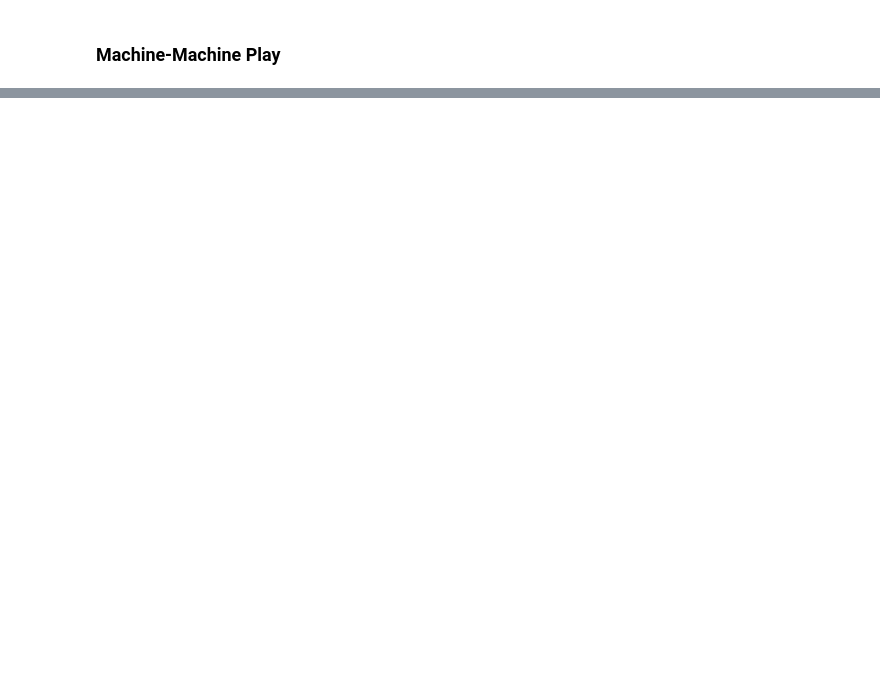
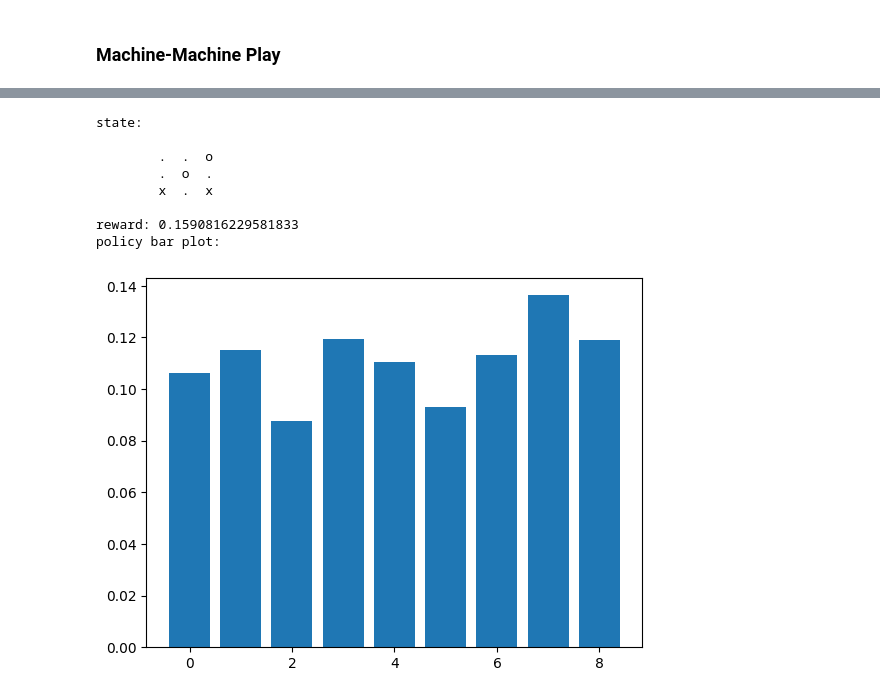
Before and after one commit to eissana/alphazero, a Jupyter notebook: tictactoe.ipynb, the cells around one changed output, grey strips where cells are left out. Saved outputs shown, nothing was run; the diff lists cells and outputs as text; code cells hidden in the pictures; blank space fills up the shorter version.

Commit message:
add CNN model for MCTS algorithm. Trained CNN and tested it

```diff
--- a/tictactoe.ipynb
+++ b/tictactoe.ipynb
@@ -549,0 +716,19 @@ available actions: [0 2 3 5]
+# %%
+def encode_state(state):
+    # m, n = state.shape
+    # the output shape is 3 x m x n
+    return np.stack(
+        [state == 1, state == 0, state == -1]
+    ).astype(np.float32)
+
+def decode_state(state):
+    # 1 * state[0] + 0 * state[1] + (-1) * state[2]
+    return state[0]-state[2]
+
+def get_policy(logit, state):
+    # B, C = logit.shape, where B is the batch size and C is
+    # the number of classes (states).
+    # mark illegal moves as -inf so they vanish after softmax
+    logit[:, state.reshape(-1) != 0] = float("-inf")
+    policy = F.softmax(logit, dim=1)
+    return policy
@@ -549,0 +978,40 @@ available actions: [0 2 3 5]
+# %%
+t3 = TicTacToe()
+
+model = ResNet(
+    t3.board_size,
+    embd_size=params["embd_size"],
+    hidden_size=params["hidden_size"],
+    num_blocks=params["num_blocks"],
+    params=params).to(device=params["device"])
+
+model.eval()
+
+state = t3.init_state()
+state = t3.next_state(state, 6, 1)
+state = t3.next_state(state, 4, -1)
+state = t3.next_state(state, 8, 1)
+state = t3.next_state(state, 2, -1)
+
+enc_state = encode_state(state)
+enc_state = torch.tensor(enc_state, dtype=torch.float32).unsqueeze(0)
+
+policy, reward = model(enc_state)
+policy = F.softmax(policy, dim=1).squeeze(0).detach().cpu().numpy()
+
+print("state:")
+print_state(state)
+print(f"reward: {reward.item()}")
+print("policy bar plot:")
+plt.bar(range(len(policy)), policy)
+plt.show()
+# %% [output]
+state:
+
+        .  .  o
+        .  o  .
+        x  .  x
+
+reward: 0.1590816229581833
+policy bar plot:
+[figure, added]
```
Also changed, not shown: parts of 32 cells of this notebook, 4 other files.
